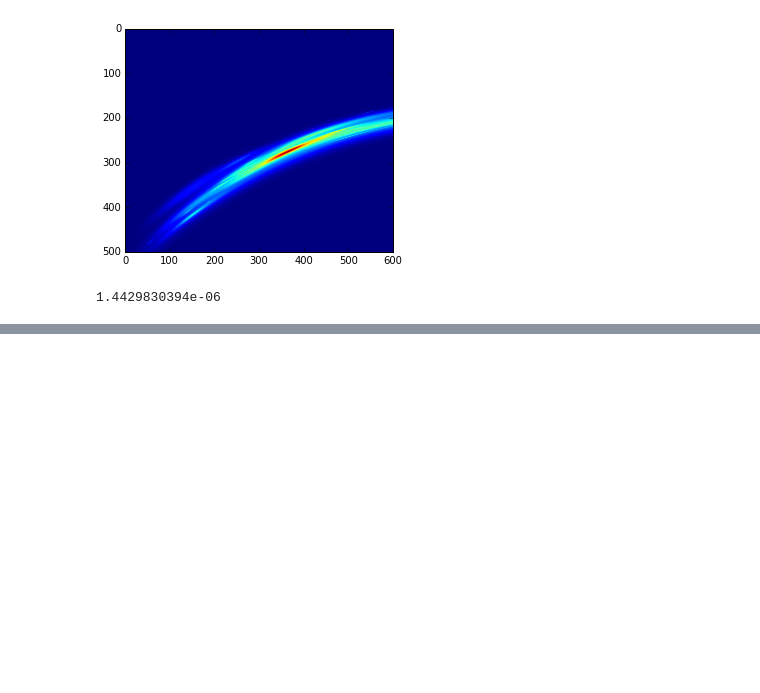
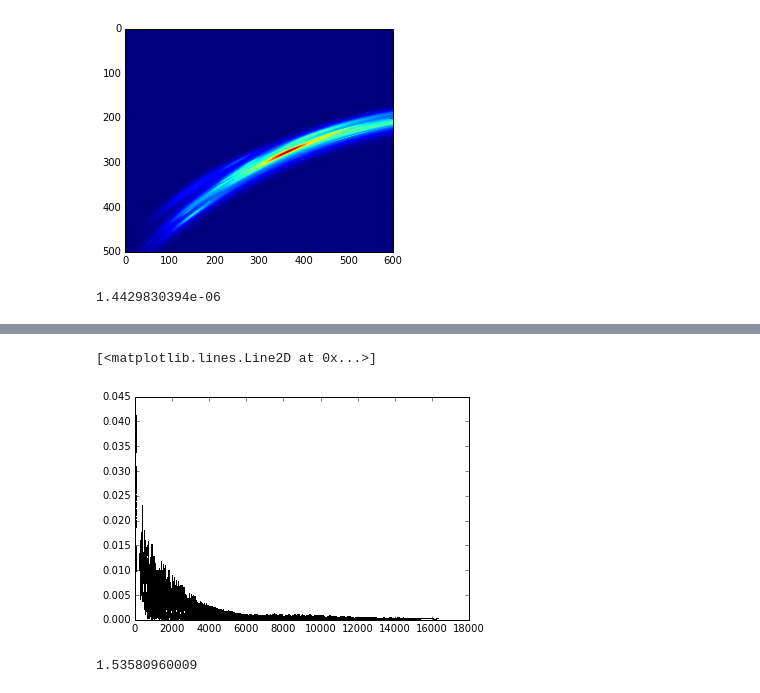
Before and after one commit to wmorning/EvilLens, a Jupyter notebook: DrEvil.ipynb, the cells around one changed output, grey strips where cells are left out. Cells and saved outputs as stored; diff of their text form; code cells hidden in the pictures; blank space fills up the shorter version.

```diff
--- a/DrEvil.ipynb
+++ b/DrEvil.ipynb
@@ -89,0 +109,6 @@ print(0.05/np.sum(lens.image)*np.max(lens.image))
+# %%
+#saboteur.add_amplitude_errors(0.01)
+plt.plot(np.sqrt(saboteur.u**2+saboteur.v**2),np.sqrt(saboteur.Visibilities.real**2+saboteur.Visibilities.imag**2),'k,')
+# %% [output]
+[<matplotlib.lines.Line2D at 0x...>]
+[figure, added]
@@ -89,0 +127,4 @@ print(0.05/np.sum(lens.image)*np.max(lens.image))
+# %%
+print()
+# %% [output]
+1.53580960009
```
Also changed, not shown: parts of 9 cells of this notebook.
